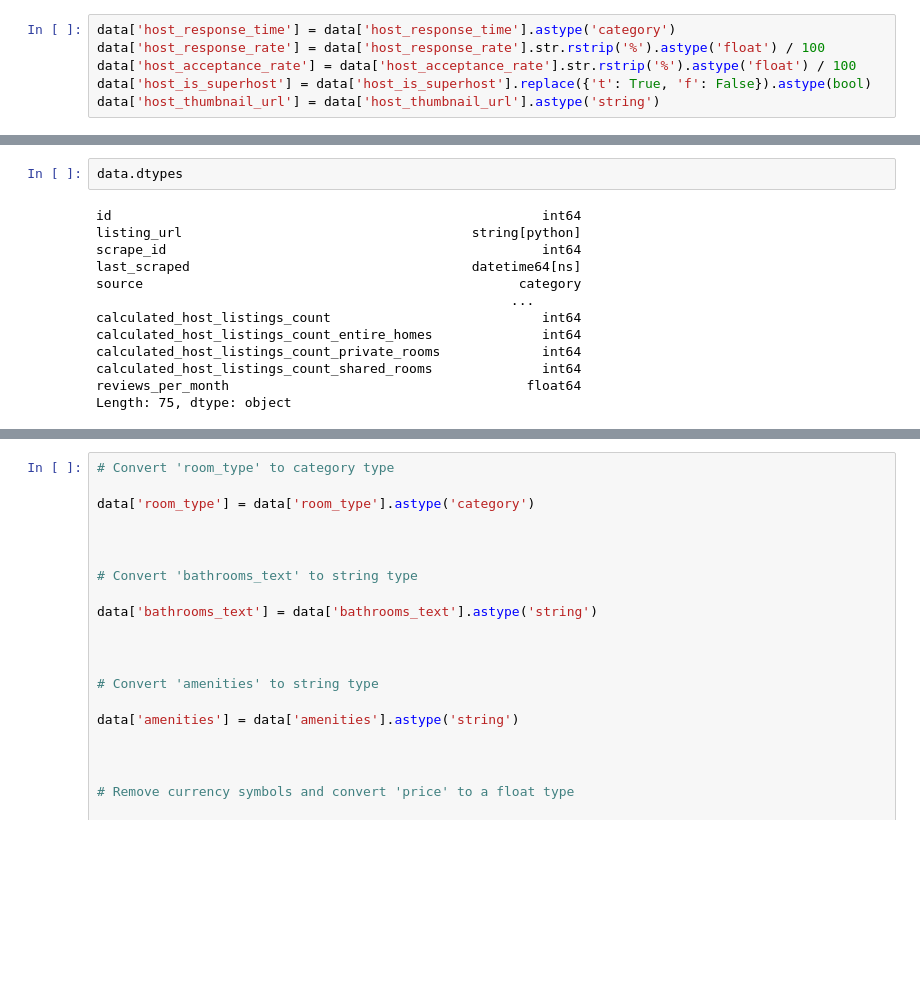
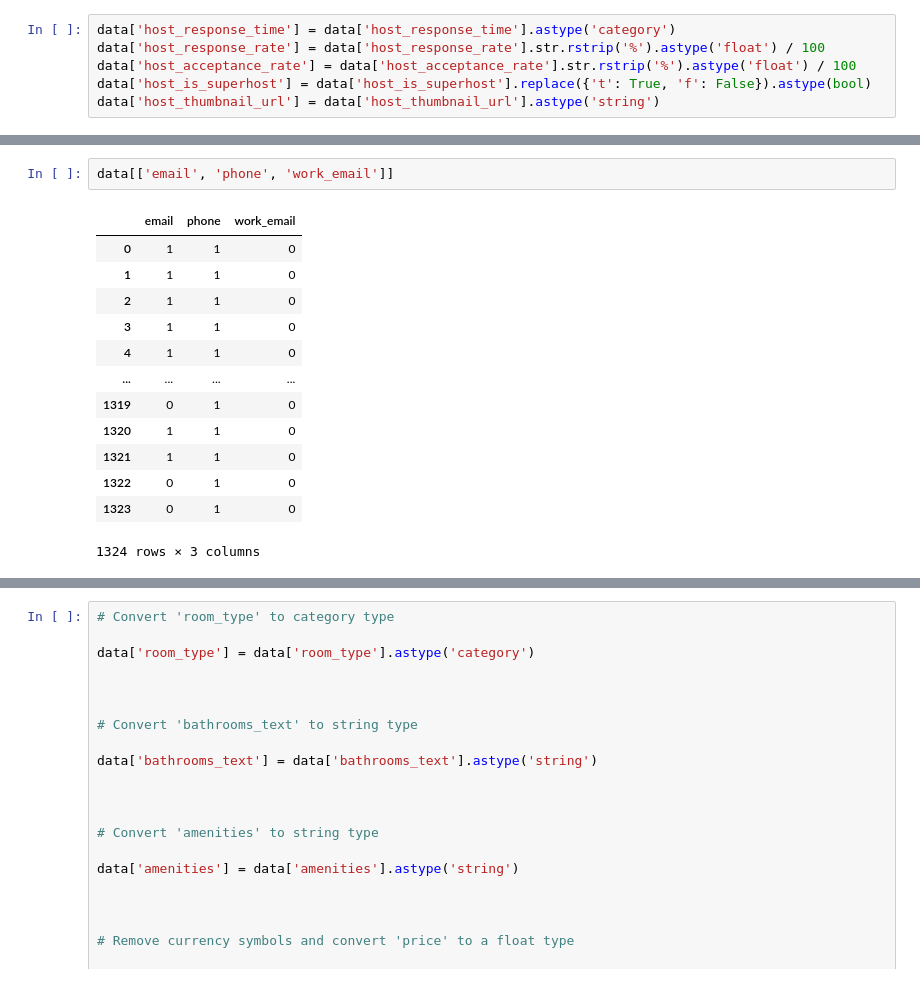
Before and after one commit to KaroIex/New-Jersey, a Jupyter notebook: New Jersey.ipynb, the cells around one changed output, grey strips where cells are left out. Cells and saved outputs as stored; diff of their text form; blank space fills up the shorter version.

```diff
--- a/New Jersey.ipynb
+++ b/New Jersey.ipynb
@@ -254,15 +352,16 @@ data['host_thumbnail_url'] = data['host_thumbnail_url'].astype('string')
 # %%
-data.dtypes
+data[['email', 'phone', 'work_email']]
 # %% [output]
+|  | email | phone | work_email |
+| 0 | 1 | 1 | 0 |
+| 1 | 1 | 1 | 0 |
+| 2 | 1 | 1 | 0 |
+| 3 | 1 | 1 | 0 |
+| 4 | 1 | 1 | 0 |
+| ... | ... | ... | ... |
+| 1319 | 0 | 1 | 0 |
+| 1320 | 1 | 1 | 0 |
+| 1321 | 1 | 1 | 0 |
+| 1322 | 0 | 1 | 0 |
+| 1323 | 0 | 1 | 0 |
-id                                                       int64
-listing_url                                     string[python]
-scrape_id                                                int64
-last_scraped                                    datetime64[ns]
-source                                                category
-                                                     ...
-calculated_host_listings_count                           int64
-calculated_host_listings_count_entire_homes              int64
-calculated_host_listings_count_private_rooms             int64
-calculated_host_listings_count_shared_rooms              int64
-reviews_per_month                                      float64
-Length: 75, dtype: object
+1324 rows × 3 columns
```
Also changed, not shown: parts of 13 cells of this notebook.
